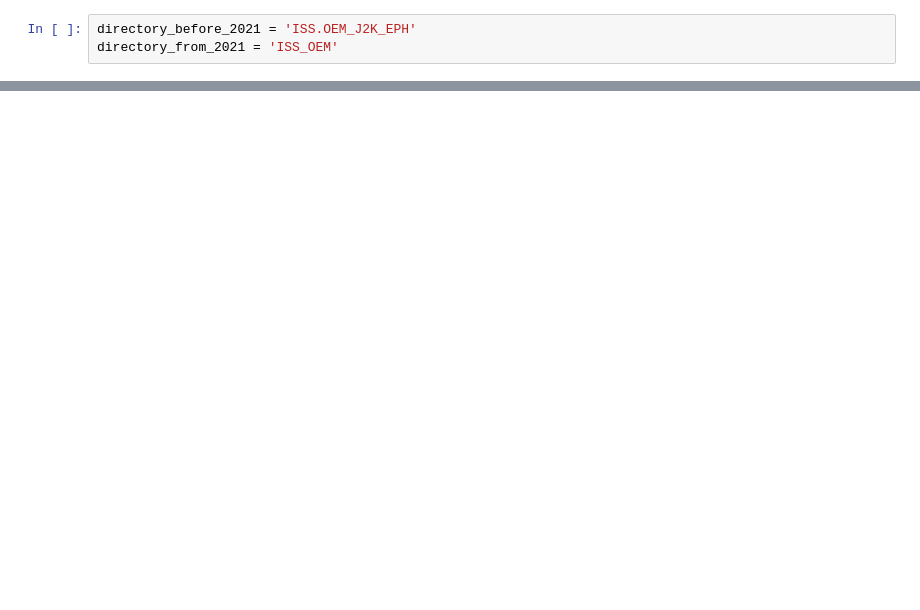
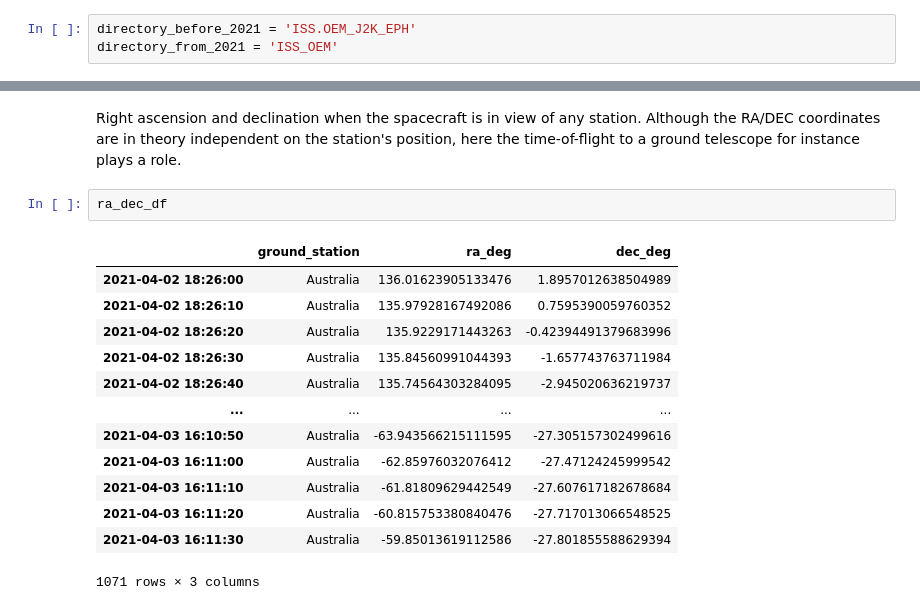
Before and after one commit to GorgiAstro/iss-ccsds-oem, a Jupyter notebook: 01-iss_ccsds_oem_read.ipynb, the cells around one changed output, grey strips where cells are left out. Saved outputs shown, nothing was run; the diff lists cells and outputs as text; blank space fills up the shorter version.

```diff
--- a/01-iss_ccsds_oem_read.ipynb
+++ b/01-iss_ccsds_oem_read.ipynb
@@ -80,0 +337,18 @@ pv_eme2000 = bounded_propagator.getPVCoordinates(datetime_to_absolutedate(date),
+# %% [markdown]
+Right ascension and declination when the spacecraft is in view of any station. Although the RA/DEC coordinates are in theory independent on the station's position, here the time-of-flight to a ground telescope for instance plays a role.
+# %%
+ra_dec_df
+# %% [output]
+|  | ground_station | ra_deg | dec_deg |
+| 2021-04-02 18:26:00 | Australia | 136.01623905133476 | 1.8957012638504989 |
+| 2021-04-02 18:26:10 | Australia | 135.97928167492086 | 0.7595390059760352 |
+| 2021-04-02 18:26:20 | Australia | 135.9229171443263 | -0.42394491379683996 |
+| 2021-04-02 18:26:30 | Australia | 135.84560991044393 | -1.657743763711984 |
+| 2021-04-02 18:26:40 | Australia | 135.74564303284095 | -2.945020636219737 |
+| ... | ... | ... | ... |
+| 2021-04-03 16:10:50 | Australia | -63.943566215111595 | -27.305157302499616 |
+| 2021-04-03 16:11:00 | Australia | -62.85976032076412 | -27.47124245999542 |
+| 2021-04-03 16:11:10 | Australia | -61.81809629442549 | -27.607617182678684 |
+| 2021-04-03 16:11:20 | Australia | -60.815753380840476 | -27.717013066548525 |
+| 2021-04-03 16:11:30 | Australia | -59.85013619112586 | -27.801855588629394 |
+1071 rows × 3 columns
```
Also changed, not shown: parts of 21 cells of this notebook, 1 other file.
